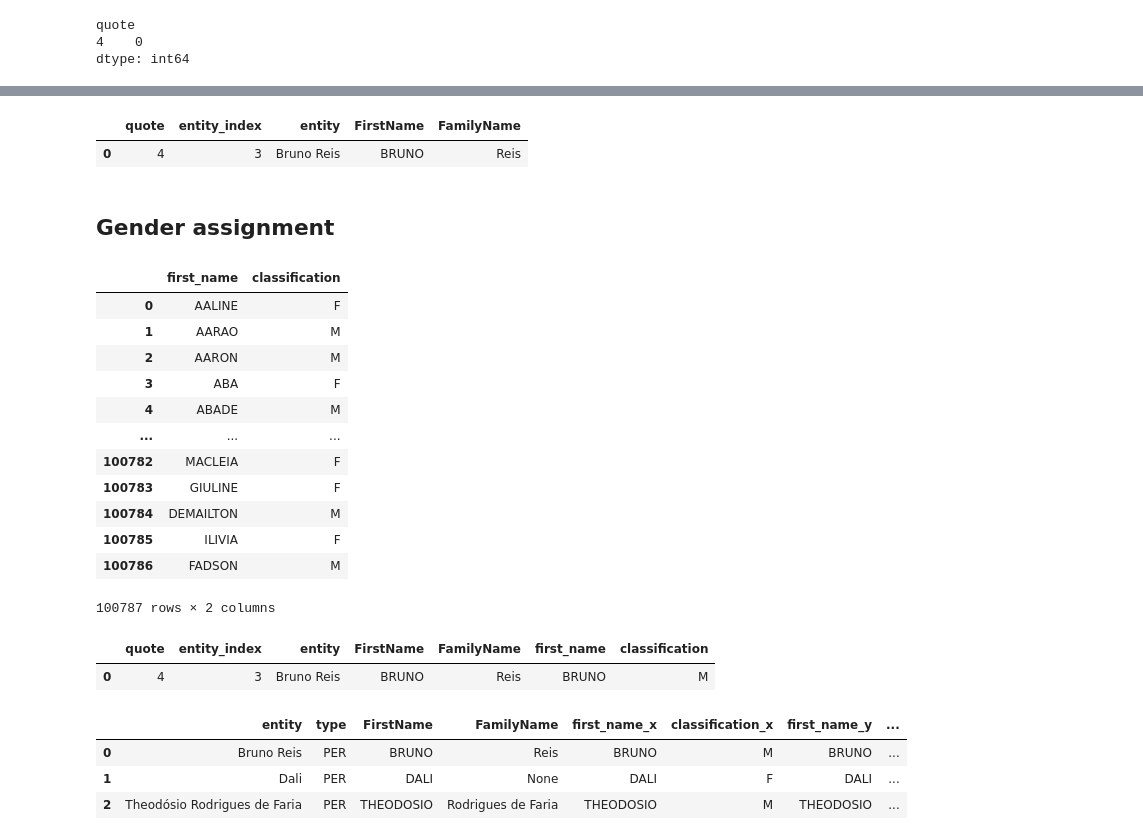
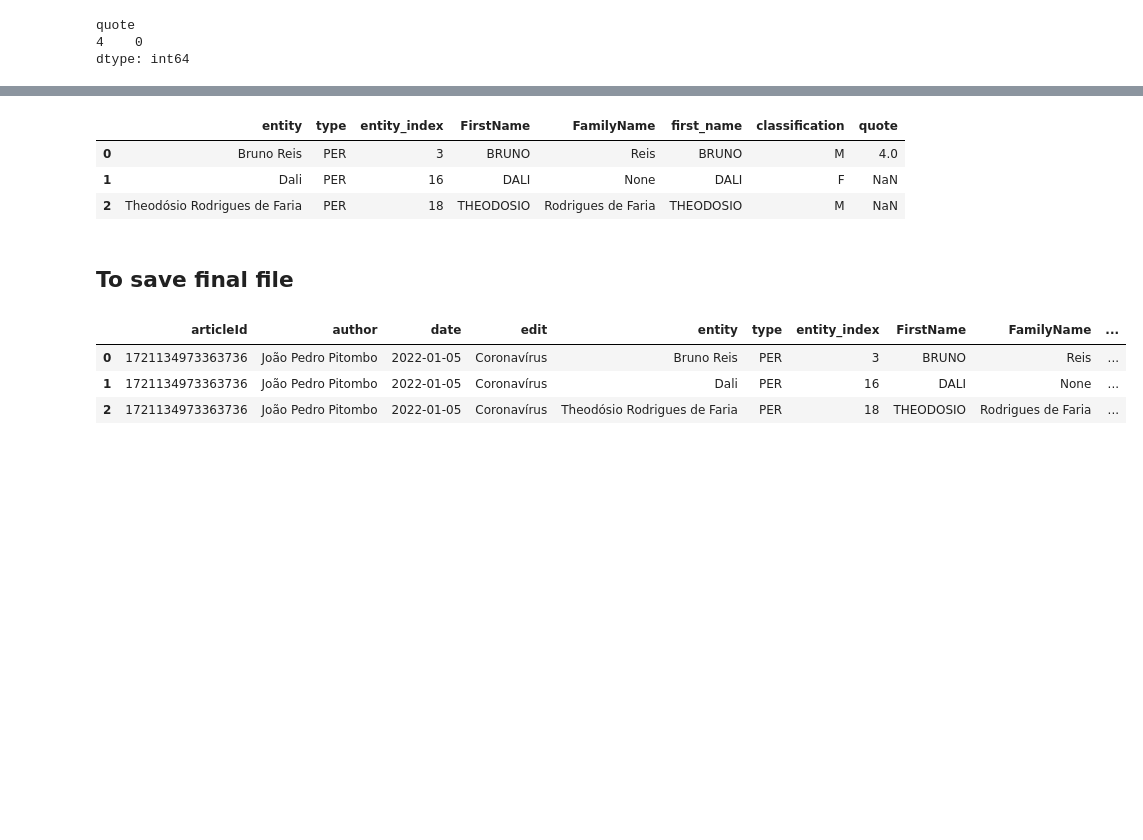
Before and after one commit to larissasayurifutino/repres_fem, a Jupyter notebook: SRC/03_entity_recog.ipynb, the cells around one changed output, grey strips where cells are left out. Drawn from its saved outputs; the diff is of its cells as text; code cells hidden in the pictures; blank space fills up the shorter version.

Commit message:
Save final entities object as a csv file with parameters of the text.

```diff
--- a/SRC/03_entity_recog.ipynb
+++ b/SRC/03_entity_recog.ipynb
@@ -395,52 +346,26 @@ df_quote
-# %%
-# Split the name into First and Family Name
-df_quote[['FirstName', 'FamilyName']] = df_quote['entity'].str.split(' ', 1, expand = True)
-
-# First name in Capital letter
-df_quote['FirstName'] = df_quote['FirstName'].str.upper()
-
-# Remove accents from the First Name
-df_quote['FirstName'] = df_quote['FirstName'].str.normalize('NFKD').str.encode('ascii', errors='ignore').str.decode('utf-8')
-
-df_quote
-# %% [output]
-|  | quote | entity_index | entity | FirstName | FamilyName |
-| 0 | 4 | 3 | Bruno Reis | BRUNO | Reis |
-# %% [markdown]
-## Gender assignment
-# %%
-# https://brasil.io/dataset/genero-nomes/nomes/
-
-path = "/content/drive/MyDrive/INSPER/03_trabfinal_1certif/Dados/"
-
-names = pd.read_csv(path + 'nomes.csv')
-names_aux = names[['first_name', 'classification']]
-names_aux
-# %% [output]
-|  | first_name | classification |
-| 0 | AALINE | F |
-| 1 | AARAO | M |
-| 2 | AARON | M |
-| 3 | ABA | F |
-| 4 | ABADE | M |
-| ... | ... | ... |
-| 100782 | MACLEIA | F |
-| 100783 | GIULINE | F |
-| 100784 | DEMAILTON | M |
-| 100785 | ILIVIA | F |
-| 100786 | FADSON | M |
-100787 rows × 2 columns
-# %%
-df_quote = df_quote.merge(names_aux, left_on = 'FirstName', right_on = 'first_name')
-df_quote
-# %% [output]
-|  | quote | entity_index | entity | FirstName | FamilyName | first_name | classification |
-| 0 | 4 | 3 | Bruno Reis | BRUNO | Reis | BRUNO | M |
-# %%
-df_entities = df_entities.merge(names_aux, left_on = 'FirstName', right_on = 'first_name')
-df_entities
-# %% [output]
-|  | entity | type | FirstName | FamilyName | first_name_x | classification_x | first_name_y | ... |
-| 0 | Bruno Reis | PER | BRUNO | Reis | BRUNO | M | BRUNO | ... |
-| 1 | Dali | PER | DALI | None | DALI | F | DALI | ... |
-| 2 | Theodósio Rodrigues de Faria | PER | THEODOSIO | Rodrigues de Faria | THEODOSIO | M | THEODOSIO | ... |
+# %%
+df_entities = df_entities.merge(df_quote,
+                                on = 'entity_index',
+                                how = 'left')
+df_entities
+# %% [output]
+|  | entity | type | entity_index | FirstName | FamilyName | first_name | classification | quote |
+| 0 | Bruno Reis | PER | 3 | BRUNO | Reis | BRUNO | M | 4.0 |
+| 1 | Dali | PER | 16 | DALI | None | DALI | F | NaN |
+| 2 | Theodósio Rodrigues de Faria | PER | 18 | THEODOSIO | Rodrigues de Faria | THEODOSIO | M | NaN |
+# %% [markdown]
+## To save final file
+# %%
+for row in range(len(df_entities)):
+  if row == 0:
+    df_param_aux = df_param
+  else:
+    df_param_aux = pd.concat([df_param_aux, df_param])
+# %%
+df_entities_final = pd.concat([df_param_aux.reset_index(drop=True), df_entities.reset_index(drop=True)], axis = 1)
+df_entities_final
+# %% [output]
+|  | articleId | author | date | edit | entity | type | entity_index | FirstName | FamilyName | ... |
+| 0 | 1721134973363736 | João Pedro Pitombo | 2022-01-05 | Coronavírus | Bruno Reis | PER | 3 | BRUNO | Reis | ... |
+| 1 | 1721134973363736 | João Pedro Pitombo | 2022-01-05 | Coronavírus | Dali | PER | 16 | DALI | None | ... |
+| 2 | 1721134973363736 | João Pedro Pitombo | 2022-01-05 | Coronavírus | Theodósio Rodrigues de Faria | PER | 18 | THEODOSIO | Rodrigues de Faria | ... |
```
Also changed, not shown: parts of 24 cells of this notebook.
